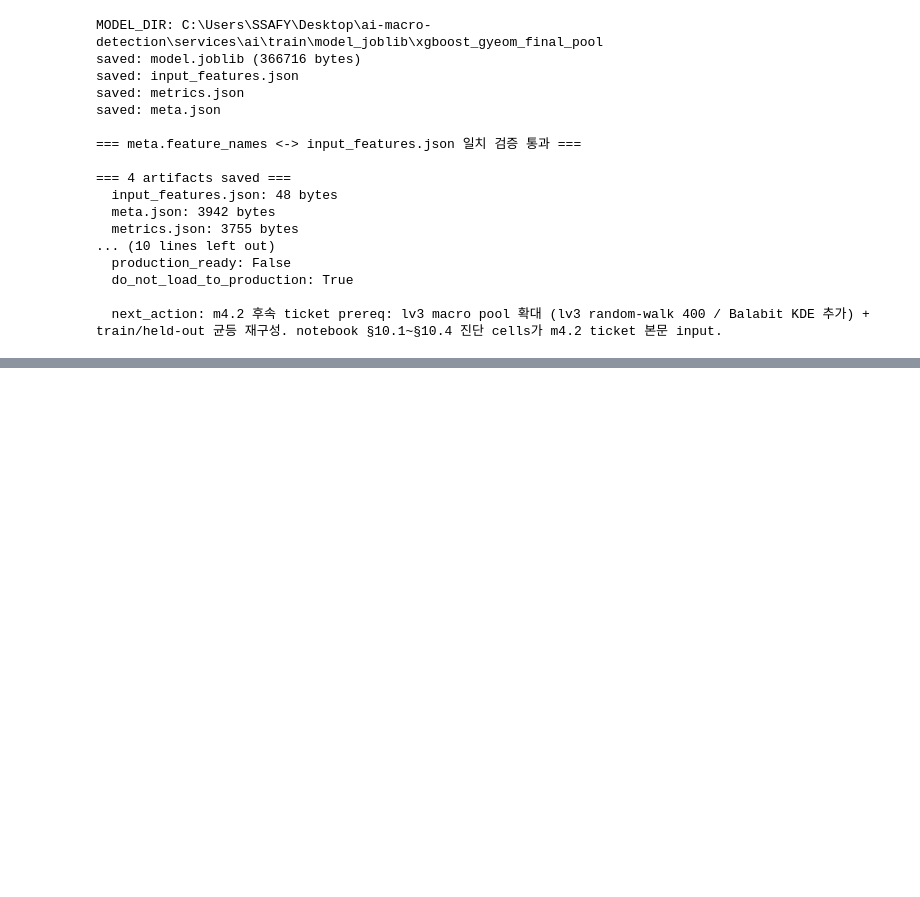
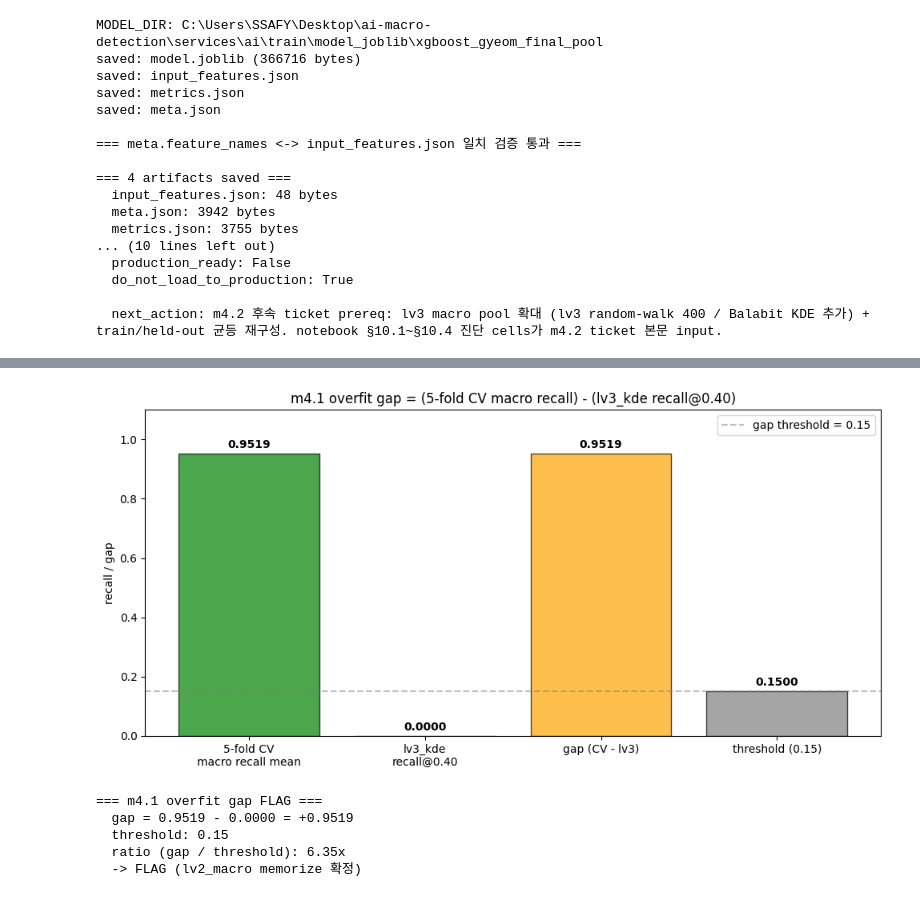
Before and after one commit to Tickle-ticket/Tickle, a Jupyter notebook: services/ai/train/model_experiment/xgboost_gyeom_final_pool.ipynb, the cells around one changed output, grey strips where cells are left out. Cells and saved outputs as stored; diff of their text form; code cells hidden in the pictures; blank space fills up the shorter version.

Commit message:
[AI] 319 docs: 리포트 caveat + overfit gap 정리

```diff
--- a/services/ai/train/model_experiment/xgboost_gyeom_final_pool.ipynb
+++ b/services/ai/train/model_experiment/xgboost_gyeom_final_pool.ipynb
@@ -1101,0 +1285,39 @@ saved: meta.json
+# %%
+# m4.1 overfit gap 시각화
+import matplotlib.pyplot as plt
+
+fig, ax = plt.subplots(figsize=(10, 5))
+labels = ["5-fold CV\nmacro recall mean", "lv3_kde\nrecall@0.40", "gap (CV - lv3)", "threshold (0.15)"]
+values = [
+    cv_macro_recall_mean,
+    lv3_metrics["recall_at_040"],
+    cv_macro_recall_mean - lv3_metrics["recall_at_040"],
+    0.15,
+]
+colors_bar = ["green", "red", "orange", "gray"]
+
+bars = ax.bar(labels, values, color=colors_bar, alpha=0.7, edgecolor="black")
+ax.set_ylabel("recall / gap")
+ax.set_title("m4.1 overfit gap = (5-fold CV macro recall) - (lv3_kde recall@0.40)")
+ax.axhline(0.15, color="gray", linestyle="--", alpha=0.5, label="gap threshold = 0.15")
+ax.set_ylim(0, 1.1)
+
+for bar, v in zip(bars, values):
+    ax.text(bar.get_x() + bar.get_width() / 2, v + 0.02, f"{v:.4f}", ha="center", fontsize=10, fontweight="bold")
+
+ax.legend()
+plt.tight_layout()
+plt.show()
+
+print(f"\n=== m4.1 overfit gap FLAG ===")
+print(f"  gap = {cv_macro_recall_mean:.4f} - {lv3_metrics['recall_at_040']:.4f} = {cv_macro_recall_mean - lv3_metrics['recall_at_040']:+.4f}")
+print(f"  threshold: 0.15")
+print(f"  ratio (gap / threshold): {(cv_macro_recall_mean - lv3_metrics['recall_at_040']) / 0.15:.2f}x")
+print(f"  -> FLAG (lv2_macro memorize 확정)")
+# %% [output]
+[figure, added]
+=== m4.1 overfit gap FLAG ===
+  gap = 0.9519 - 0.0000 = +0.9519
+  threshold: 0.15
+  ratio (gap / threshold): 6.35x
+  -> FLAG (lv2_macro memorize 확정)
```
Also changed, not shown: parts of 5 cells of this notebook.
